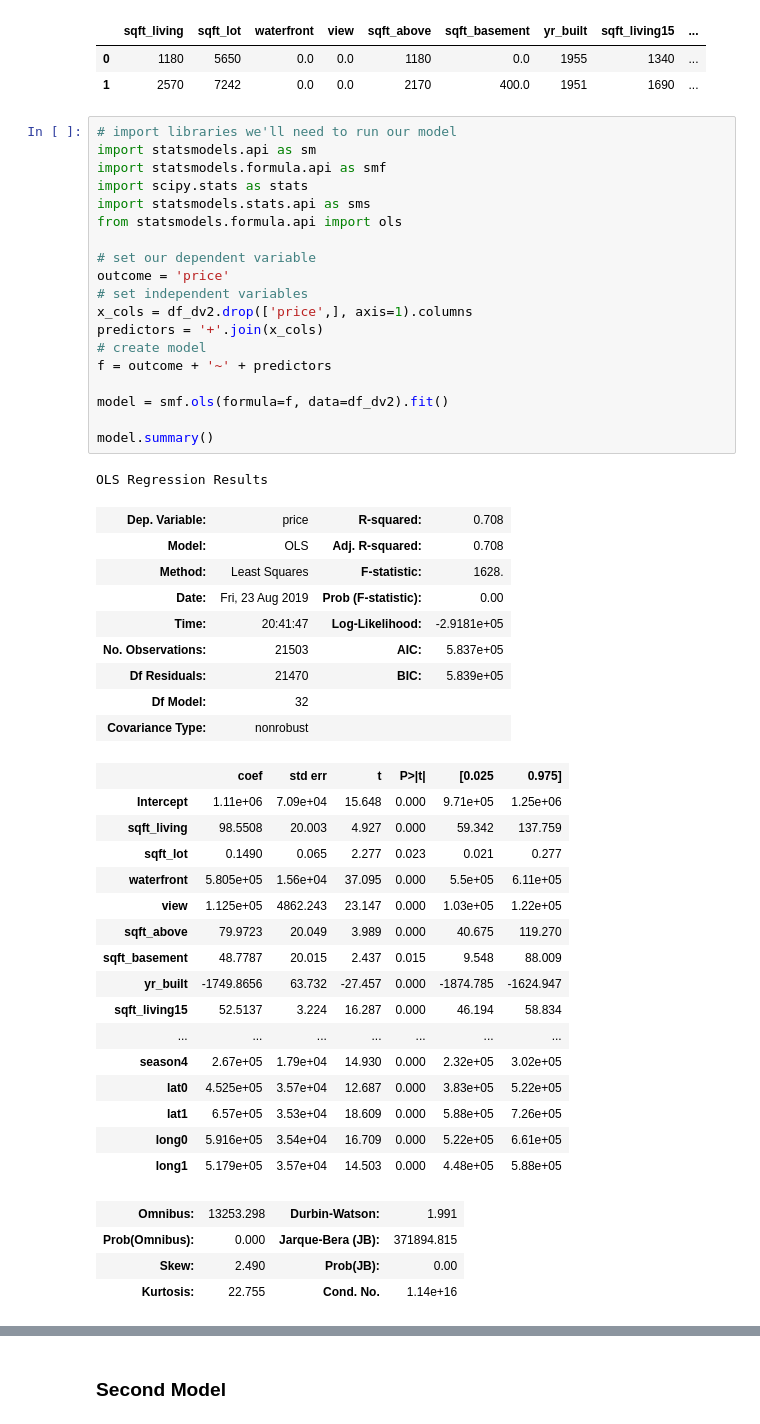
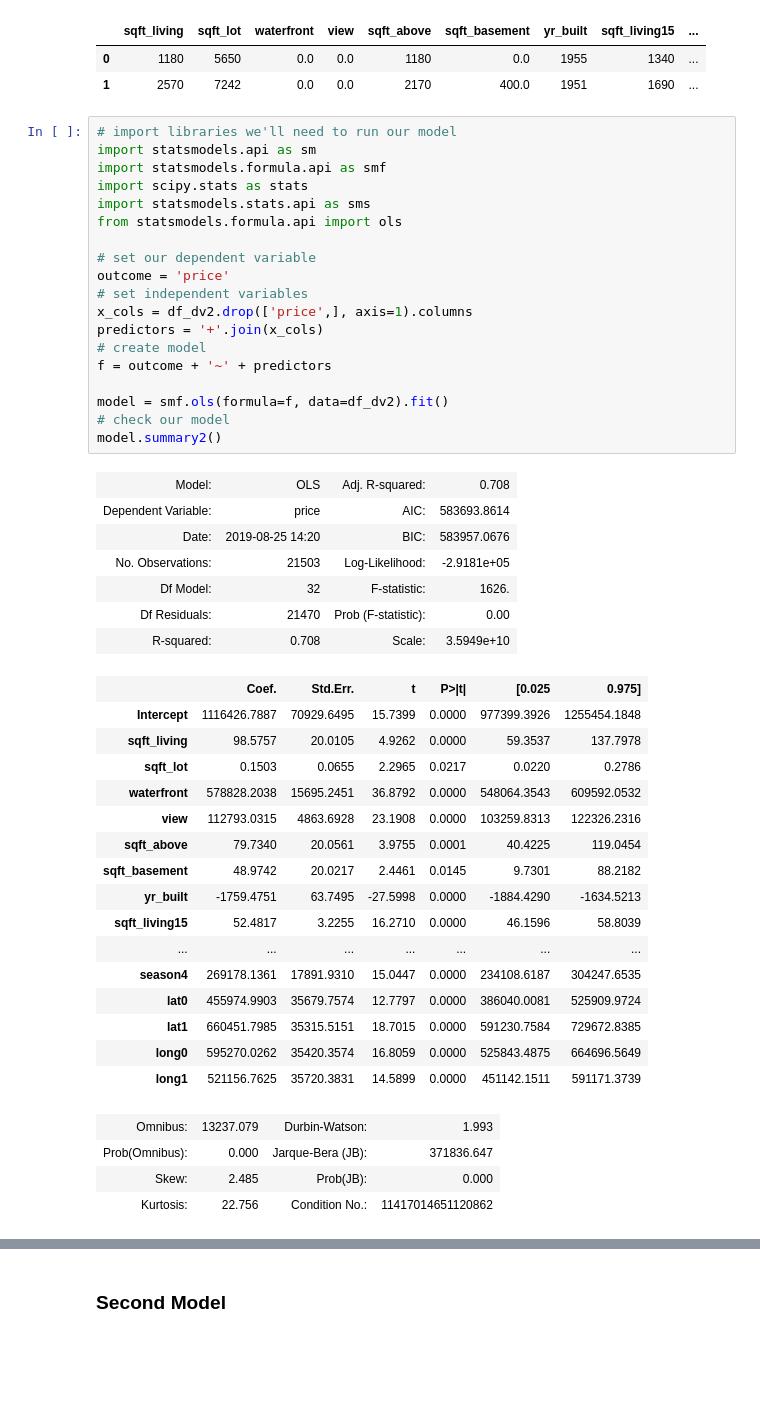
Before and after one commit to rab175/dsc-v2-mod1-final-project-online-ds-pt-071519, a Jupyter notebook: student.ipynb, the cells around one changed output, grey strips where cells are left out. Cells and saved outputs as stored; diff of their text form; blank space fills up the shorter version.

```diff
--- a/student.ipynb
+++ b/student.ipynb
@@ -1412,50 +1462,47 @@ df_dv2.head(2)
 # %%
 # import libraries we'll need to run our model
 import statsmodels.api as sm
 import statsmodels.formula.api as smf
 import scipy.stats as stats
 import statsmodels.stats.api as sms
 from statsmodels.formula.api import ols
 
 # set our dependent variable
 outcome = 'price'
 # set independent variables
 x_cols = df_dv2.drop(['price',], axis=1).columns
 predictors = '+'.join(x_cols)
 # create model
 f = outcome + '~' + predictors
 
 model = smf.ols(formula=f, data=df_dv2).fit()
-
-model.summary()
+# check our model
+model.summary2()
 # %% [output]
-OLS Regression Results
-| Dep. Variable: | price | R-squared: | 0.708 |
 | Model: | OLS | Adj. R-squared: | 0.708 |
-| Method: | Least Squares | F-statistic: | 1628. |
-| Date: | Fri, 23 Aug 2019 | Prob (F-statistic): | 0.00 |
-| Time: | 20:41:47 | Log-Likelihood: | -2.9181e+05 |
-| No. Observations: | 21503 | AIC: | 5.837e+05 |
-| Df Residuals: | 21470 | BIC: | 5.839e+05 |
-| Df Model: | 32 |  |  |
-| Covariance Type: | nonrobust |  |  |
+| Dependent Variable: | price | AIC: | 583693.8614 |
+| Date: | 2019-08-25 14:20 | BIC: | 583957.0676 |
+| No. Observations: | 21503 | Log-Likelihood: | -2.9181e+05 |
+| Df Model: | 32 | F-statistic: | 1626. |
+| Df Residuals: | 21470 | Prob (F-statistic): | 0.00 |
+| R-squared: | 0.708 | Scale: | 3.5949e+10 |
-|  | coef | std err | t | P>|t| | [0.025 | 0.975] |
-| Intercept | 1.11e+06 | 7.09e+04 | 15.648 | 0.000 | 9.71e+05 | 1.25e+06 |
-| sqft_living | 98.5508 | 20.003 | 4.927 | 0.000 | 59.342 | 137.759 |
-| sqft_lot | 0.1490 | 0.065 | 2.277 | 0.023 | 0.021 | 0.277 |
-| waterfront | 5.805e+05 | 1.56e+04 | 37.095 | 0.000 | 5.5e+05 | 6.11e+05 |
-| view | 1.125e+05 | 4862.243 | 23.147 | 0.000 | 1.03e+05 | 1.22e+05 |
-| sqft_above | 79.9723 | 20.049 | 3.989 | 0.000 | 40.675 | 119.270 |
-| sqft_basement | 48.7787 | 20.015 | 2.437 | 0.015 | 9.548 | 88.009 |
-| yr_built | -1749.8656 | 63.732 | -27.457 | 0.000 | -1874.785 | -1624.947 |
-| sqft_living15 | 52.5137 | 3.224 | 16.287 | 0.000 | 46.194 | 58.834 |
+|  | Coef. | Std.Err. | t | P>|t| | [0.025 | 0.975] |
+| Intercept | 1116426.7887 | 70929.6495 | 15.7399 | 0.0000 | 977399.3926 | 1255454.1848 |
+| sqft_living | 98.5757 | 20.0105 | 4.9262 | 0.0000 | 59.3537 | 137.7978 |
+| sqft_lot | 0.1503 | 0.0655 | 2.2965 | 0.0217 | 0.0220 | 0.2786 |
+| waterfront | 578828.2038 | 15695.2451 | 36.8792 | 0.0000 | 548064.3543 | 609592.0532 |
+| view | 112793.0315 | 4863.6928 | 23.1908 | 0.0000 | 103259.8313 | 122326.2316 |
+| sqft_above | 79.7340 | 20.0561 | 3.9755 | 0.0001 | 40.4225 | 119.0454 |
+| sqft_basement | 48.9742 | 20.0217 | 2.4461 | 0.0145 | 9.7301 | 88.2182 |
+| yr_built | -1759.4751 | 63.7495 | -27.5998 | 0.0000 | -1884.4290 | -1634.5213 |
+| sqft_living15 | 52.4817 | 3.2255 | 16.2710 | 0.0000 | 46.1596 | 58.8039 |
 | ... | ... | ... | ... | ... | ... | ... |
-| season4 | 2.67e+05 | 1.79e+04 | 14.930 | 0.000 | 2.32e+05 | 3.02e+05 |
-| lat0 | 4.525e+05 | 3.57e+04 | 12.687 | 0.000 | 3.83e+05 | 5.22e+05 |
-| lat1 | 6.57e+05 | 3.53e+04 | 18.609 | 0.000 | 5.88e+05 | 7.26e+05 |
-| long0 | 5.916e+05 | 3.54e+04 | 16.709 | 0.000 | 5.22e+05 | 6.61e+05 |
-| long1 | 5.179e+05 | 3.57e+04 | 14.503 | 0.000 | 4.48e+05 | 5.88e+05 |
+| season4 | 269178.1361 | 17891.9310 | 15.0447 | 0.0000 | 234108.6187 | 304247.6535 |
+| lat0 | 455974.9903 | 35679.7574 | 12.7797 | 0.0000 | 386040.0081 | 525909.9724 |
+| lat1 | 660451.7985 | 35315.5151 | 18.7015 | 0.0000 | 591230.7584 | 729672.8385 |
+| long0 | 595270.0262 | 35420.3574 | 16.8059 | 0.0000 | 525843.4875 | 664696.5649 |
+| long1 | 521156.7625 | 35720.3831 | 14.5899 | 0.0000 | 451142.1511 | 591171.3739 |
-| Omnibus: | 13253.298 | Durbin-Watson: | 1.991 |
-| Prob(Omnibus): | 0.000 | Jarque-Bera (JB): | 371894.815 |
-| Skew: | 2.490 | Prob(JB): | 0.00 |
-| Kurtosis: | 22.755 | Cond. No. | 1.14e+16 |
+| Omnibus: | 13237.079 | Durbin-Watson: | 1.993 |
+| Prob(Omnibus): | 0.000 | Jarque-Bera (JB): | 371836.647 |
+| Skew: | 2.485 | Prob(JB): | 0.000 |
+| Kurtosis: | 22.756 | Condition No.: | 11417014651120862 |
```
Also changed, not shown: parts of 132 cells of this notebook.
